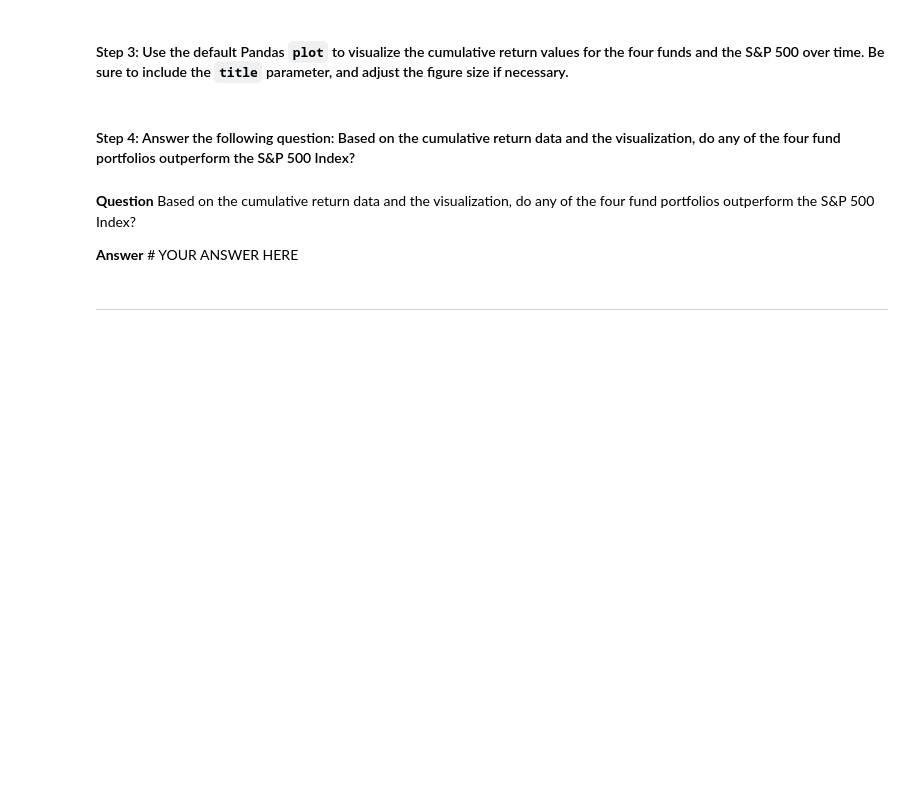
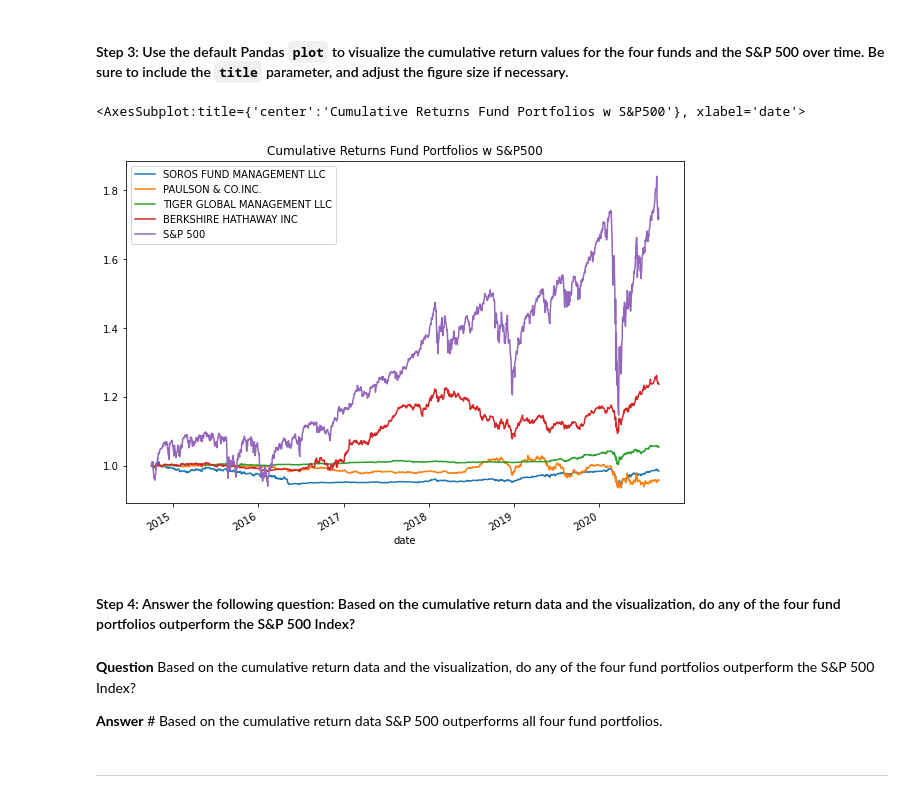
Before and after one commit to Tamkmo/Challenge4_risk_return, a Jupyter notebook: Starter_Code/risk_return_analysis.ipynb, the cells around one changed output. Drawn from its saved outputs; the diff is of its cells as text; code cells hidden in the pictures; blank space fills up the shorter version.

```diff
--- a/Starter_Code/risk_return_analysis.ipynb
+++ b/Starter_Code/risk_return_analysis.ipynb
@@ -146,13 +197,16 @@ Analyze the data to determine if any of the portfolios outperform the broader st
 # %%
 # Visualize the cumulative returns using the Pandas plot function
 # Include a title parameter and adjust the figure size
-# YOUR CODE HERE
+cumulative_returns_df.plot(figsize =(10,7), title = "Cumulative Returns Fund Portfolios w S&P500")
+# %% [output]
+<AxesSubplot:title={'center':'Cumulative Returns Fund Portfolios w S&P500'}, xlabel='date'>
+[figure, added]
 # %% [markdown]
 #### Step 4: Answer the following question: Based on the cumulative return data and the visualization, do any of the four fund portfolios outperform the S&P 500 Index?
 # %% [markdown]
 **Question** Based on the cumulative return data and the visualization, do any of the four fund portfolios outperform the S&P 500 Index?
 
-**Answer** # YOUR ANSWER HERE
+**Answer** # Based on the cumulative return data S&P 500 outperforms all four fund portfolios.
 # %% [markdown]
 ---
 # %% [markdown]
```
Also changed, not shown: parts of 31 cells of this notebook, 1 other file.
